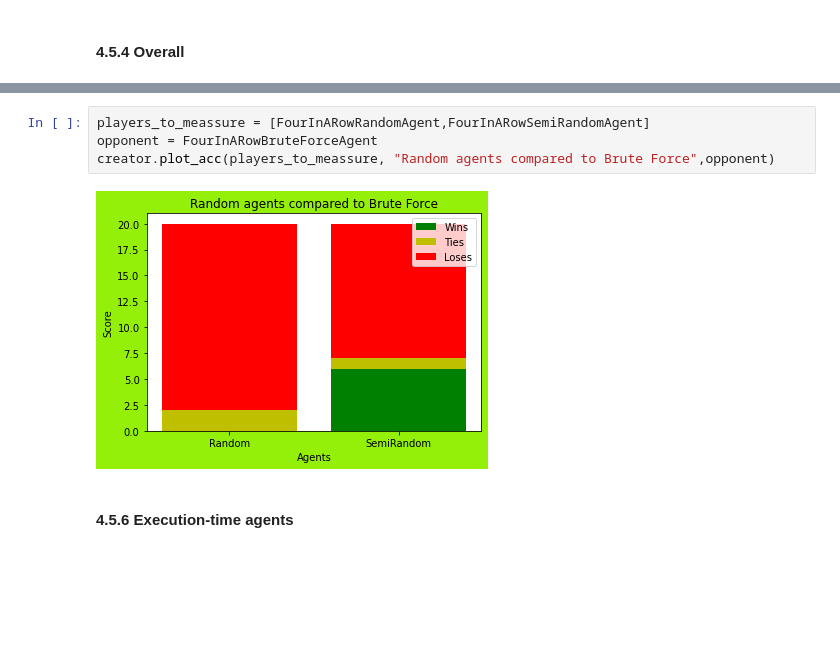
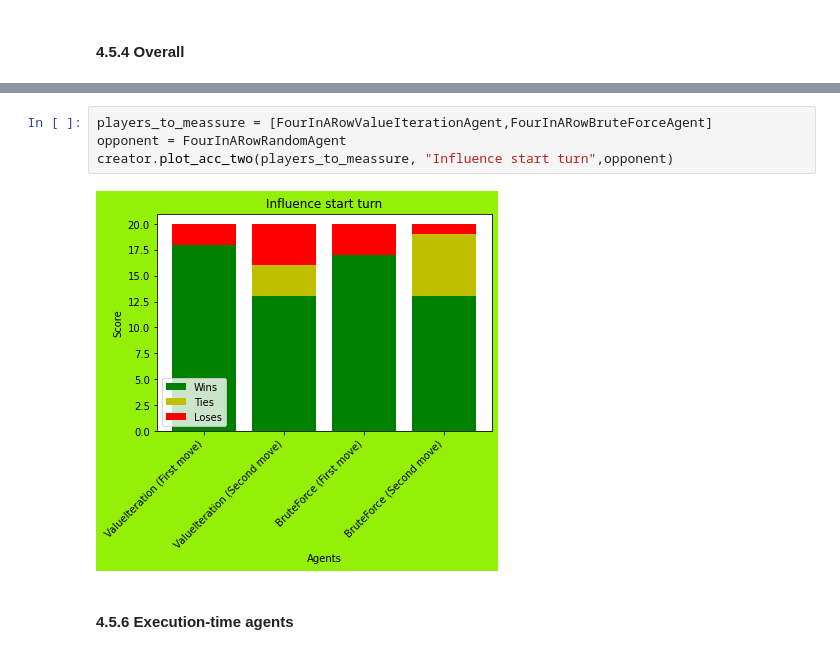
Before and after one commit to BlSchulpen/DecisionTheory, a Jupyter notebook: deth_four_ag.ipynb, the cells around one changed output, grey strips where cells are left out. Saved outputs shown, nothing was run; the diff lists cells and outputs as text; blank space fills up the shorter version.

```diff
--- a/deth_four_ag.ipynb
+++ b/deth_four_ag.ipynb
@@ -486,9 +496,9 @@ Semi-random agents tend to preform well when they start there turn (Could be cau
 # %%
-players_to_meassure = [FourInARowRandomAgent,FourInARowSemiRandomAgent]
-opponent = FourInARowBruteForceAgent
-creator.plot_acc(players_to_meassure, "Random agents compared to Brute Force",opponent)
+players_to_meassure = [FourInARowValueIterationAgent,FourInARowBruteForceAgent]
+opponent = FourInARowRandomAgent
+creator.plot_acc_two(players_to_meassure, "Influence start turn",opponent)
 # %% [output]
-[figure, old version]
+[figure, new version]
 # %% [markdown]
 #### 4.5.6 Execution-time agents
 # %%
```
Also changed, not shown: parts of 21 cells of this notebook, 1 other file.
